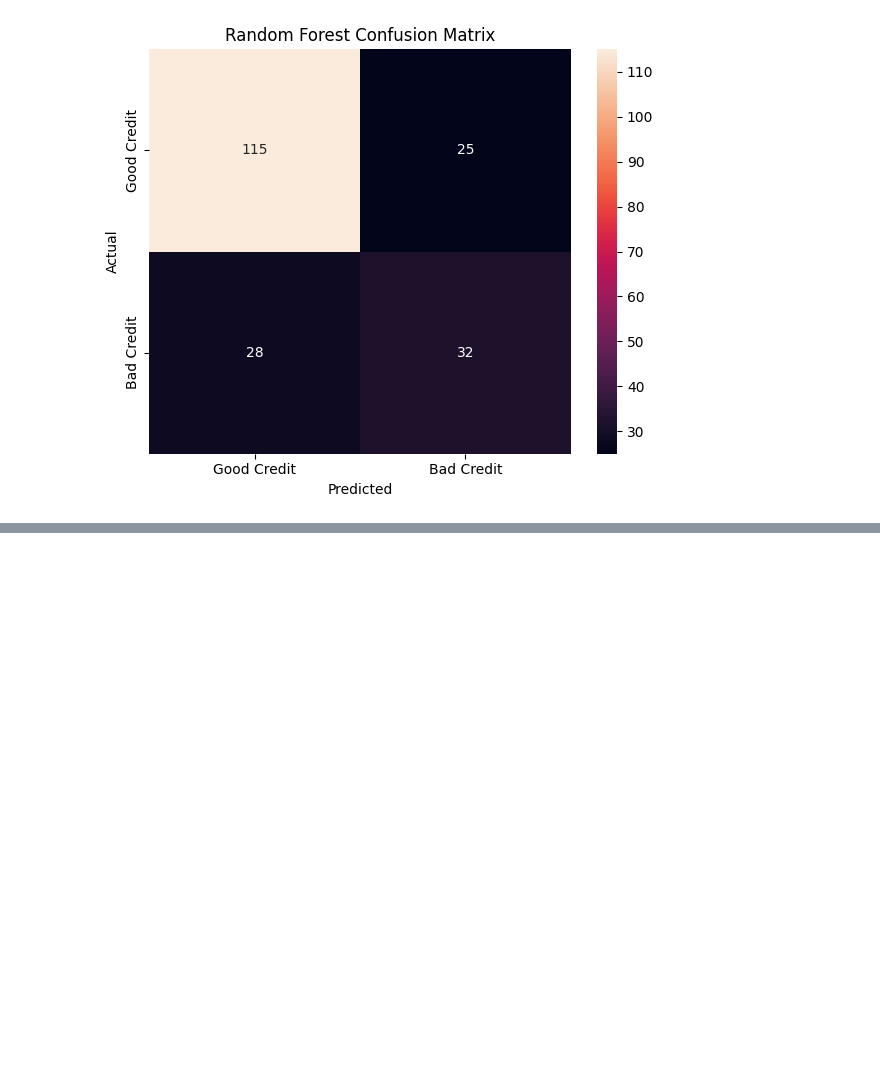
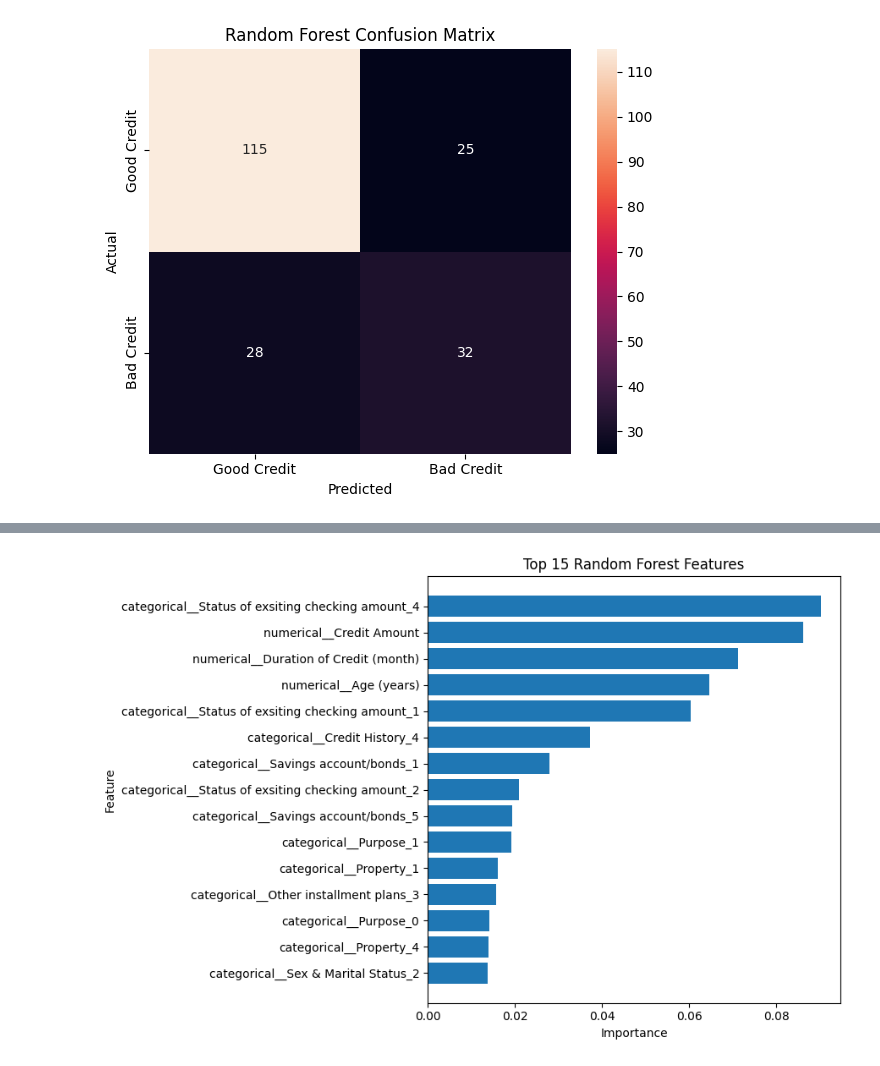
Before and after one commit to Darshh16/Credit_Risk_Analysis, a Jupyter notebook: notebooks/credit_risk_analysis.ipynb, the cells around one changed output, grey strips where cells are left out. Cells and saved outputs as stored; diff of their text form; code cells hidden in the pictures; blank space fills up the shorter version.

```diff
--- a/notebooks/credit_risk_analysis.ipynb
+++ b/notebooks/credit_risk_analysis.ipynb
@@ -1131,0 +1239,18 @@ plt.show()
+# %%
+feature_names = best_model.named_steps[
+    "preprocessor"
+].get_feature_names_out()
+
+importances = best_model.named_steps[
+    "model"
+].feature_importances_
+
+feature_importance_df = pd.DataFrame({
+    "Feature": feature_names,
+    "Importance": importances
+}).sort_values(
+    "Importance",
+    ascending=False
+)
+
+feature_importance_df.head(15)
@@ -1131,0 +1274,20 @@ plt.show()
+# %%
+top_features = feature_importance_df.head(15).sort_values(
+    "Importance"
+)
+
+plt.figure(figsize=(9, 6))
+
+plt.barh(
+    top_features["Feature"],
+    top_features["Importance"]
+)
+
+plt.xlabel("Importance")
+plt.ylabel("Feature")
+plt.title("Top 15 Random Forest Features")
+
+plt.tight_layout()
+plt.show()
+# %% [output]
+[figure, added]
```
Also changed, not shown: parts of 6 cells of this notebook.
